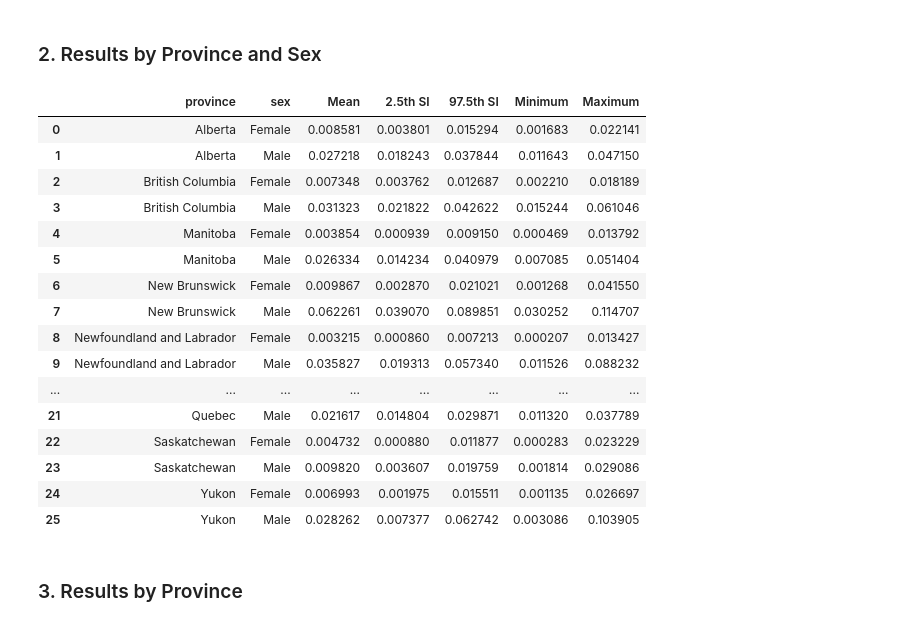
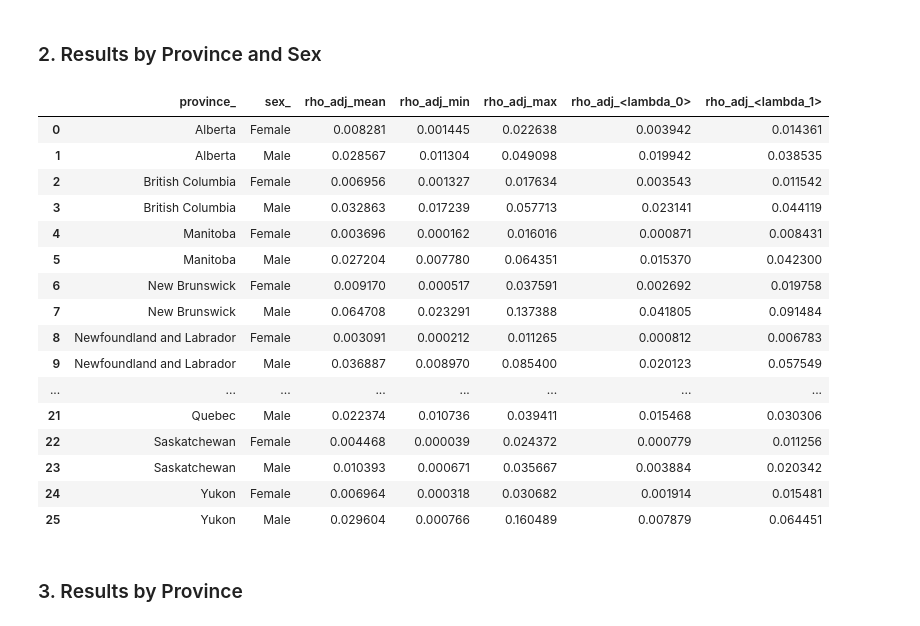
Before and after one commit to aaljaish/ASD_Prevalence, a Jupyter notebook: 03_Simulation_for_ASD_Prevalence.ipynb, the cells around one changed output. Cells and saved outputs as stored; diff of their text form; code cells hidden in the pictures.

```diff
--- a/03_Simulation_for_ASD_Prevalence.ipynb
+++ b/03_Simulation_for_ASD_Prevalence.ipynb
@@ -44,7 +44,7 @@ asd_prev=pd.read_csv('ASD Prevalence.csv')
 asd_prev['Age_group']=18
 pop = pd.read_csv('Population Data.csv')
 mortality_rate=pd.read_csv('Mortality Rates for General Population.csv')
-hr = pd.read_csv('ASD Mortality HR.csv')
+hr = pd.read_csv('ASD Mortality RR.csv')
 # %%
 # Create a boolean mask for rows that contain the text
 import re
@@ -199,7 +199,7 @@ This approach was conducted over a pre-set number of simulations, each iteration
 
 This simulation-based approach provided a robust mechanism for estimating ASD prevalence, taking into account inherent uncertainties in population-based studies and potential random variation in key parameters such as the hazard ratio for death and ASD prevalence. Additionally, it addressed data limitations by making evidence-based assumptions where required.
 # %%
-def run_simulation(data, hr, beta_parameters, num_simulations=1000):
+def run_simulation(data, hr, beta_parameters, num_simulations=10000):
     # Group the data by 'province' and 'sex' columns
     grouped = {province: data for province, data in data.groupby(['province','sex'])}
 
@@ -318,3 +352,41 @@ def get_stats_grouped(df, variables):
+# %%
+import numpy as np
+import pandas as pd
+from tqdm import tqdm
+
+def get_stats_grouped(dfs, variables):
+    # Define bins and labels
+    bins = [18, 20, 25, 30, 35, 40, 45, 50, 55, 60, 65, 70, 75, 80, 85, np.inf]
+    labels = ['18-19', '20-24', '25-29', '30-34', '35-39', '40-44', '45-49', '50-54',
+              '55-59', '60-64', '65-69', '70-74', '75-79', '80-84', '85+']
+
+    # Add "Simulation Number" to each dataframe in the list before concatenating
+    for i in tqdm(range(len(dfs)), desc="Processing simulation data"):
+        dfs[i]['Simulation Number'] = i
+
+    aggregated_sim_data = pd.concat(dfs)
+
+    # Create a new column 'age_group' based on 'age' column
+    aggregated_sim_data['age_group'] = pd.cut(aggregated_sim_data['age'], bins=bins, labels=labels, right=False)
+    aggregated_sim_data = aggregated_sim_data.reset_index(drop=True)
+    aggregated_sim_data = aggregated_sim_data[variables+['population','gamma_adj']+["Simulation Number"]].groupby(variables+["Simulation Number"]).sum().reset_index()
+    aggregated_sim_data['rho_adj'] = aggregated_sim_data['gamma_adj']/aggregated_sim_data['population']
+
+    # Apply the aggregation functions to each group
+    agg_funcs = ['mean', 'min', 'max', lambda x: np.percentile(x, 2.5), lambda x: np.percentile(x, 97.5)]
+    agg_func_names = ['Mean', 'Minimum', 'Maximum', '2.5th_quintile', '97.5th_quintile']
+
+    descriptive_stats = aggregated_sim_data[variables+['rho_adj']].groupby(variables).agg(agg_funcs).reset_index()
+
+    # Now the columns will be MultiIndex, so you'll need to flatten them and rename
+    descriptive_stats.columns = descriptive_stats.columns.map('{0[0]}_{0[1]}'.format)
+
+    for i, func_name in enumerate(agg_func_names):
+        descriptive_stats.rename(columns={
+            f'rho_adj_{func_name}': f'rho_adj_{i}'
+        }, inplace=True)
+
+    return descriptive_stats
 # %% [markdown]
 #### Nationally
 # %%
@@ -362,25 +435,26 @@ get_stats_grouped(sim_data, variables=variables)
 ### 2. Results by Province and Sex
 # %%
 variables=['province', 'sex']
-get_stats_grouped(sim_data, variables=variables)
+my_data = get_stats_grouped(sim_data, variables=variables)
+display(my_data)
 # %% [output]
-|  | province | sex | Mean | 2.5th SI | 97.5th SI | Minimum | Maximum |
-| 0 | Alberta | Female | 0.008581 | 0.003801 | 0.015294 | 0.001683 | 0.022141 |
-| 1 | Alberta | Male | 0.027218 | 0.018243 | 0.037844 | 0.011643 | 0.047150 |
-| 2 | British Columbia | Female | 0.007348 | 0.003762 | 0.012687 | 0.002210 | 0.018189 |
-| 3 | British Columbia | Male | 0.031323 | 0.021822 | 0.042622 | 0.015244 | 0.061046 |
-| 4 | Manitoba | Female | 0.003854 | 0.000939 | 0.009150 | 0.000469 | 0.013792 |
-| 5 | Manitoba | Male | 0.026334 | 0.014234 | 0.040979 | 0.007085 | 0.051404 |
-| 6 | New Brunswick | Female | 0.009867 | 0.002870 | 0.021021 | 0.001268 | 0.041550 |
-| 7 | New Brunswick | Male | 0.062261 | 0.039070 | 0.089851 | 0.030252 | 0.114707 |
-| 8 | Newfoundland and Labrador | Female | 0.003215 | 0.000860 | 0.007213 | 0.000207 | 0.013427 |
-| 9 | Newfoundland and Labrador | Male | 0.035827 | 0.019313 | 0.057340 | 0.011526 | 0.088232 |
+|  | province_ | sex_ | rho_adj_mean | rho_adj_min | rho_adj_max | rho_adj_<lambda_0> | rho_adj_<lambda_1> |
+| 0 | Alberta | Female | 0.008281 | 0.001445 | 0.022638 | 0.003942 | 0.014361 |
+| 1 | Alberta | Male | 0.028567 | 0.011304 | 0.049098 | 0.019942 | 0.038535 |
+| 2 | British Columbia | Female | 0.006956 | 0.001327 | 0.017634 | 0.003543 | 0.011542 |
+| 3 | British Columbia | Male | 0.032863 | 0.017239 | 0.057713 | 0.023141 | 0.044119 |
+| 4 | Manitoba | Female | 0.003696 | 0.000162 | 0.016016 | 0.000871 | 0.008431 |
+| 5 | Manitoba | Male | 0.027204 | 0.007780 | 0.064351 | 0.015370 | 0.042300 |
+| 6 | New Brunswick | Female | 0.009170 | 0.000517 | 0.037591 | 0.002692 | 0.019758 |
+| 7 | New Brunswick | Male | 0.064708 | 0.023291 | 0.137388 | 0.041805 | 0.091484 |
+| 8 | Newfoundland and Labrador | Female | 0.003091 | 0.000212 | 0.011265 | 0.000812 | 0.006783 |
+| 9 | Newfoundland and Labrador | Male | 0.036887 | 0.008970 | 0.085400 | 0.020123 | 0.057549 |
 | ... | ... | ... | ... | ... | ... | ... | ... |
-| 21 | Quebec | Male | 0.021617 | 0.014804 | 0.029871 | 0.011320 | 0.037789 |
-| 22 | Saskatchewan | Female | 0.004732 | 0.000880 | 0.011877 | 0.000283 | 0.023229 |
-| 23 | Saskatchewan | Male | 0.009820 | 0.003607 | 0.019759 | 0.001814 | 0.029086 |
-| 24 | Yukon | Female | 0.006993 | 0.001975 | 0.015511 | 0.001135 | 0.026697 |
-| 25 | Yukon | Male | 0.028262 | 0.007377 | 0.062742 | 0.003086 | 0.103905 |
+| 21 | Quebec | Male | 0.022374 | 0.010736 | 0.039411 | 0.015468 | 0.030306 |
+| 22 | Saskatchewan | Female | 0.004468 | 0.000039 | 0.024372 | 0.000779 | 0.011256 |
+| 23 | Saskatchewan | Male | 0.010393 | 0.000671 | 0.035667 | 0.003884 | 0.020342 |
+| 24 | Yukon | Female | 0.006964 | 0.000318 | 0.030682 | 0.001914 | 0.015481 |
+| 25 | Yukon | Male | 0.029604 | 0.000766 | 0.160489 | 0.007879 | 0.064451 |
 # %% [markdown]
 ### 3. Results by Province
 # %%
```
Also changed, not shown: parts of 9 cells of this notebook.
